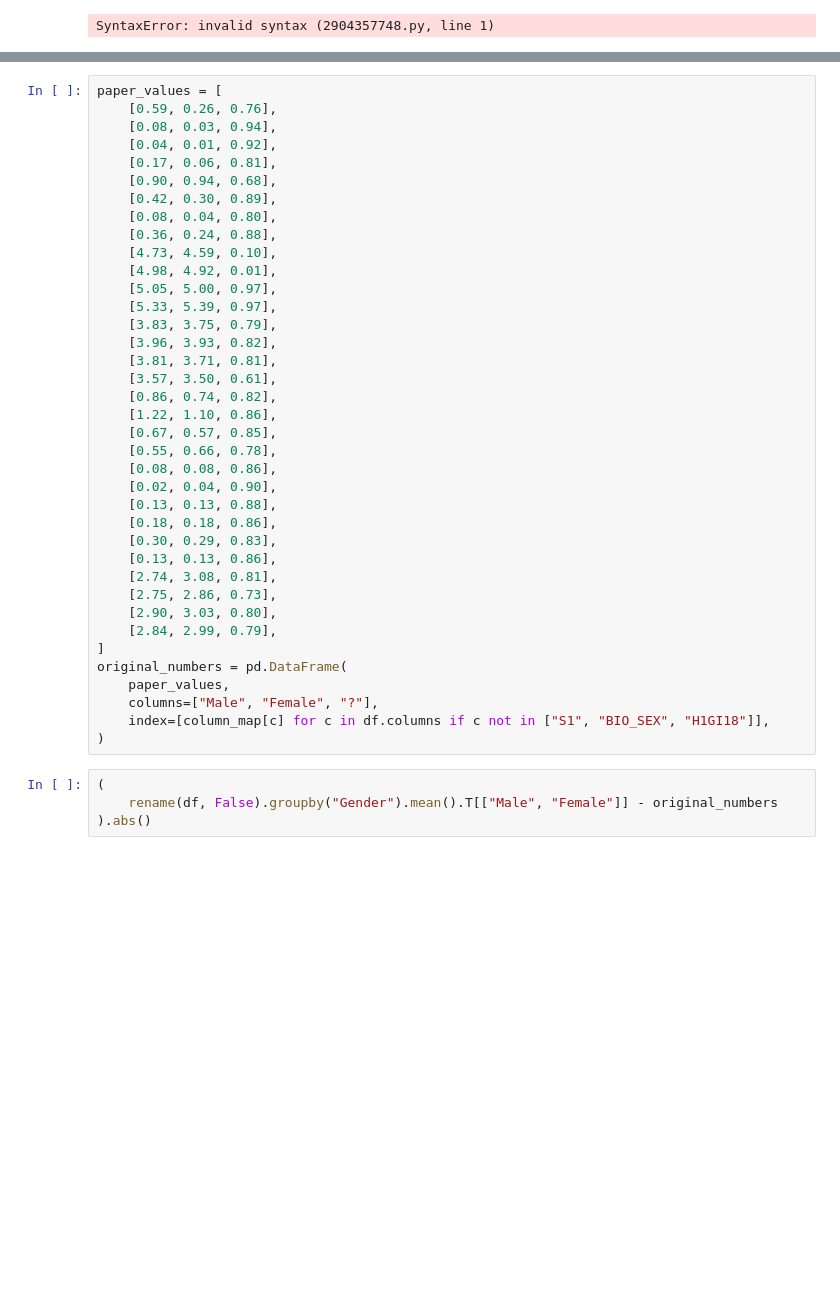
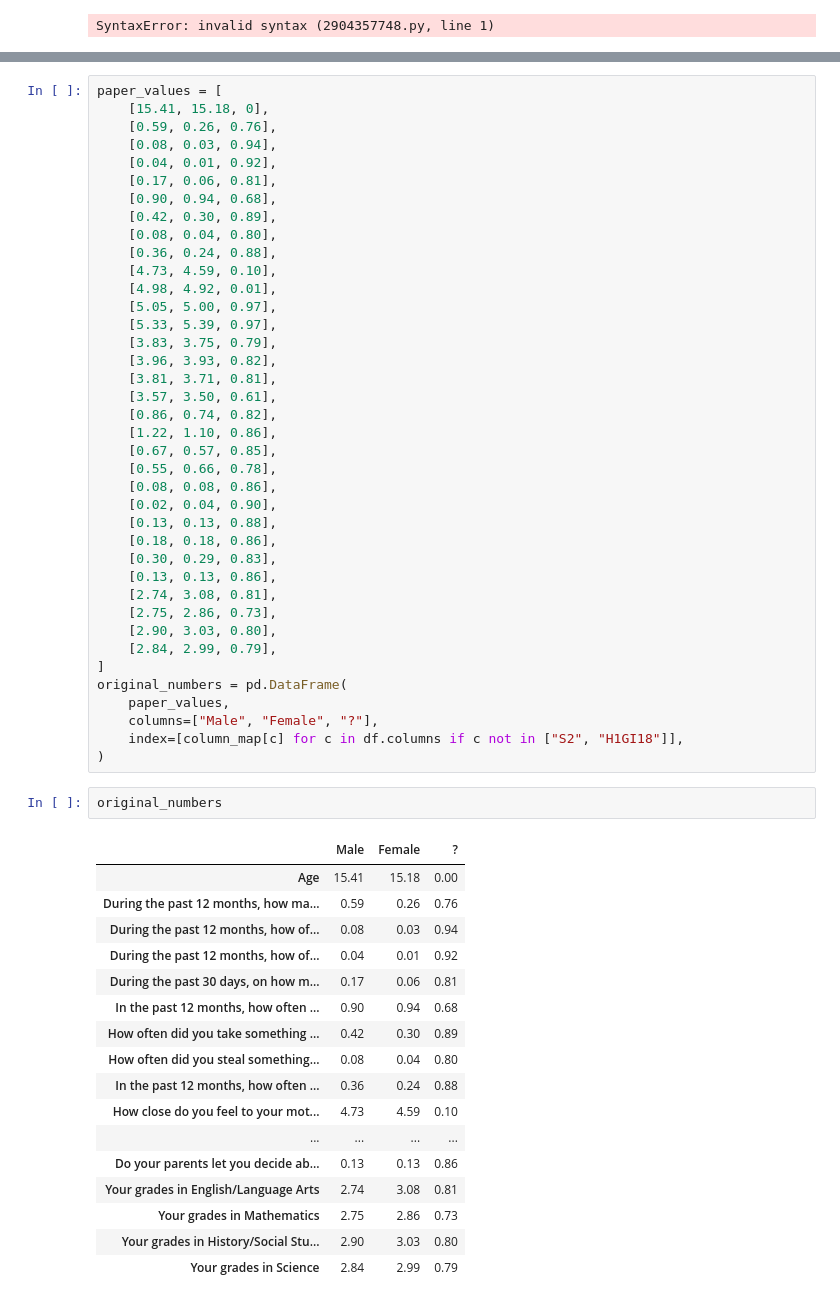
Before and after one commit to DataResponsibly/SynRD, a Jupyter notebook: papers/liu20protective/astadnik_process.ipynb, the cells around one changed output, grey strips where cells are left out. Cells and saved outputs as stored; diff of their text form; blank space fills up the shorter version.

```diff
--- a/papers/liu20protective/astadnik_process.ipynb
+++ b/papers/liu20protective/astadnik_process.ipynb
@@ -320,5 +325,6 @@ rename(df, False).groupby("Gender").mean().T[["Male", "Female"]]
 # %%
 paper_values = [
+    [15.41, 15.18, 0],
     [0.59, 0.26, 0.76],
     [0.08, 0.03, 0.94],
     [0.04, 0.01, 0.92],
@@ -353,9 +359,25 @@ paper_values = [
 original_numbers = pd.DataFrame(
     paper_values,
     columns=["Male", "Female", "?"],
-    index=[column_map[c] for c in df.columns if c not in ["S1", "BIO_SEX", "H1GI18"]],
+    index=[column_map[c] for c in df.columns if c not in ["S2", "H1GI18"]],
 )
-# %%
-(
-    rename(df, False).groupby("Gender").mean().T[["Male", "Female"]] - original_numbers
-).abs()
+# %%
+original_numbers
+# %% [output]
+|  | Male | Female | ? |
+| Age | 15.41 | 15.18 | 0.00 |
+| During the past 12 months, how ma... | 0.59 | 0.26 | 0.76 |
+| During the past 12 months, how of... | 0.08 | 0.03 | 0.94 |
+| During the past 12 months, how of... | 0.04 | 0.01 | 0.92 |
+| During the past 30 days, on how m... | 0.17 | 0.06 | 0.81 |
+| In the past 12 months, how often ... | 0.90 | 0.94 | 0.68 |
+| How often did you take something ... | 0.42 | 0.30 | 0.89 |
+| How often did you steal something... | 0.08 | 0.04 | 0.80 |
+| In the past 12 months, how often ... | 0.36 | 0.24 | 0.88 |
+| How close do you feel to your mot... | 4.73 | 4.59 | 0.10 |
+| ... | ... | ... | ... |
+| Do your parents let you decide ab... | 0.13 | 0.13 | 0.86 |
+| Your grades in English/Language Arts | 2.74 | 3.08 | 0.81 |
+| Your grades in Mathematics | 2.75 | 2.86 | 0.73 |
+| Your grades in History/Social Stu... | 2.90 | 3.03 | 0.80 |
+| Your grades in Science | 2.84 | 2.99 | 0.79 |
```
Also changed, not shown: parts of 23 cells of this notebook, 10 other files.
